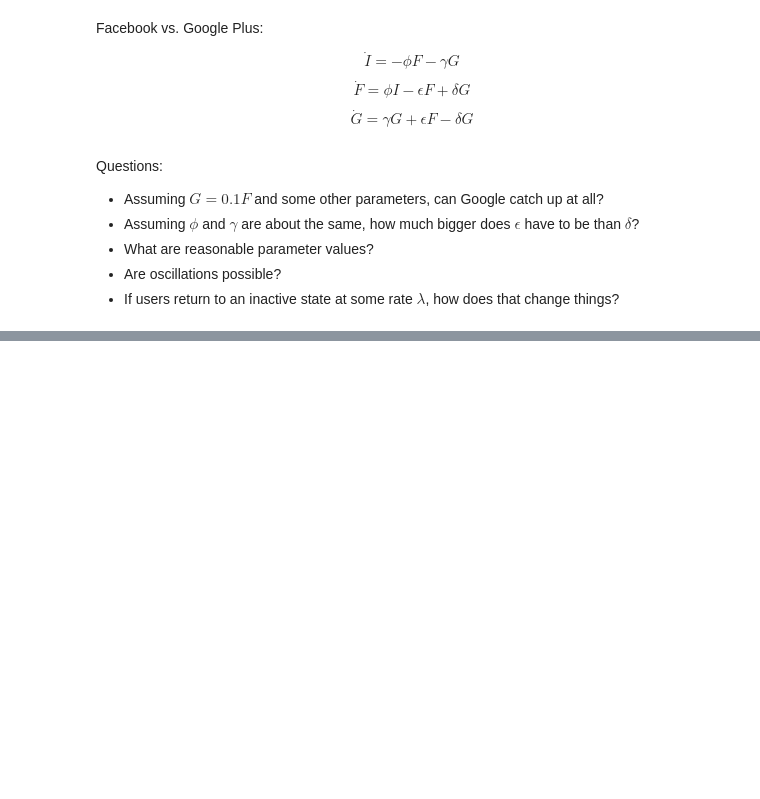
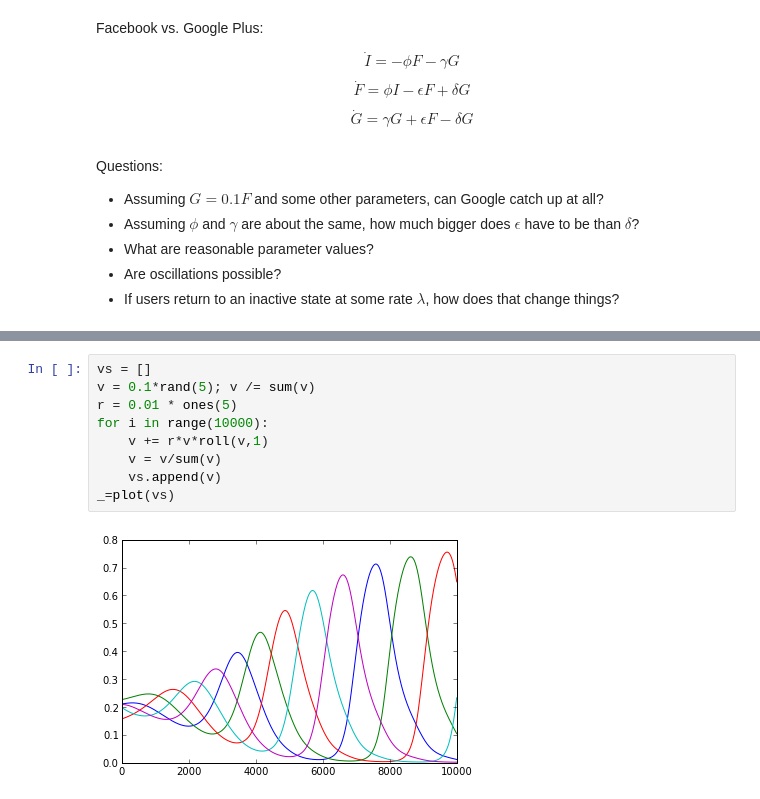
Before and after one commit to tmbdev-teaching/teaching-simso, a Jupyter notebook: 70-building-des.ipynb, the cells around one changed output, grey strips where cells are left out. Cells and saved outputs as stored; diff of their text form; blank space fills up the shorter version.

```diff
--- a/70-building-des.ipynb
+++ b/70-building-des.ipynb
@@ -293,0 +323,11 @@ Network Users:
+# %%
+vs = []
+v = 0.1*rand(5); v /= sum(v)
+r = 0.01 * ones(5)
+for i in range(10000):
+    v += r*v*roll(v,1)
+    v = v/sum(v)
+    vs.append(v)
+_=plot(vs)
+# %% [output]
+[figure, added]
```
Also changed, not shown: parts of 15 cells of this notebook, 1 other file.
